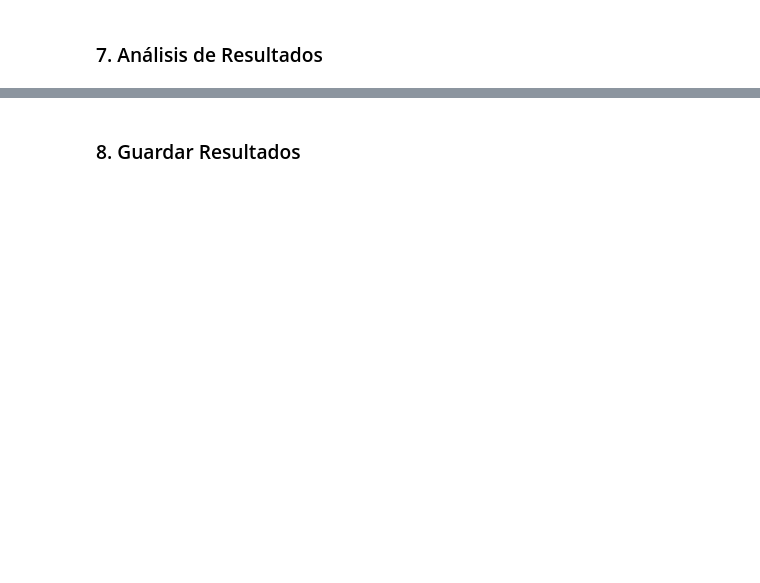
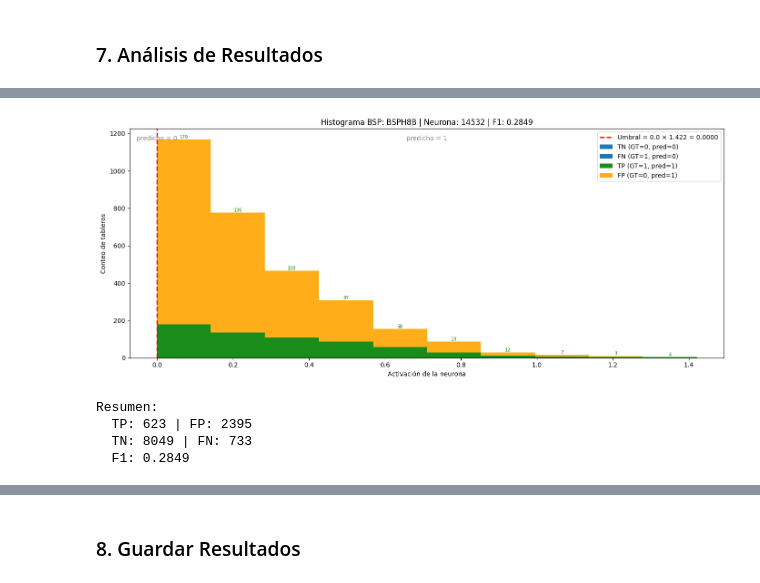
Before and after one commit to karinarichavala/othello_world, a Jupyter notebook: sae/metrics/03_metrics_implementation/coverage_gpu_optimized.ipynb, the cells around one changed output, grey strips where cells are left out. Saved outputs shown, nothing was run; the diff lists cells and outputs as text; code cells hidden in the pictures; blank space fills up the shorter version.

```diff
--- a/sae/metrics/03_metrics_implementation/coverage_gpu_optimized.ipynb
+++ b/sae/metrics/03_metrics_implementation/coverage_gpu_optimized.ipynb
@@ -491,0 +517,31 @@ Threshold 0.3:   8 BSPs (6.2%)
+# %%
+# =============================================
+# CONSULTA POR BSP ESPECÍFICA
+# =============================================
+
+# >>> CAMBIA AQUÍ LA BSP QUE QUIERES ANALIZAR <
+BSP_OBJETIVO = "BSPH8B"
+
+# Buscar índice de la BSP
+bsp_idx = bsp_pieces_names.index(BSP_OBJETIVO)
+
+# Extraer resultados ya calculados
+neurona   = best_features[bsp_idx]
+threshold = best_thresholds[bsp_idx]
+f1        = best_f1s[bsp_idx]
+
+# f_max de la neurona ganadora (sae_features ya está en memoria)
+f_max_neurona = sae_features[:, neurona].max().item()
+
+# Activaciones de esa neurona en todos los tableros
+activaciones_neurona = sae_features[:, neurona].cpu().numpy()
+
+print(f"BSP analizada:     {BSP_OBJETIVO}")
+print(f"Neurona ganadora:  {neurona}")
+print(f"Threshold óptimo:  {threshold:.1f}")
+print(f"F_max neurona:     {f_max_neurona:.4f}")
+print(f"Umbral efectivo:   {threshold:.1f} x {f_max_neurona:.4f} = {threshold * f_max_neurona:.4f}")
+print(f"F1 score:          {f1:.4f}")
+print(f"\nActivaciones de neurona {neurona} ({len(activaciones_neurona)} tableros):")
+for i, act in enumerate(activaciones_neurona):
+    print(f"  Tablero {i+1:5d}: {act:.6f}")
@@ -491,0 +658,19 @@ Threshold 0.3:   8 BSPs (6.2%)
+# %%
+# >>> CAMBIA AQUÍ LA BSP QUE QUIERES VISUALIZAR <
+import matplotlib.pyplot as plt
+plot_bsp_histogram(
+    BSP_HISTOGRAMA       = "BSPH8B",
+    sae_features         = sae_features,
+    bsp_pieces_names     = bsp_pieces_names,
+    bsp_pieces_gt_tensor = bsp_pieces_gt_tensor,
+    best_features        = best_features,
+    best_thresholds      = best_thresholds,
+    best_f1s             = best_f1s,
+    n_bins               = 10
+)
+# %% [output]
+[figure, added]
+Resumen:
+  TP: 623 | FP: 2395
+  TN: 8049 | FN: 733
+  F1: 0.2849
```
Also changed, not shown: parts of 16 cells of this notebook, 34 other files.
